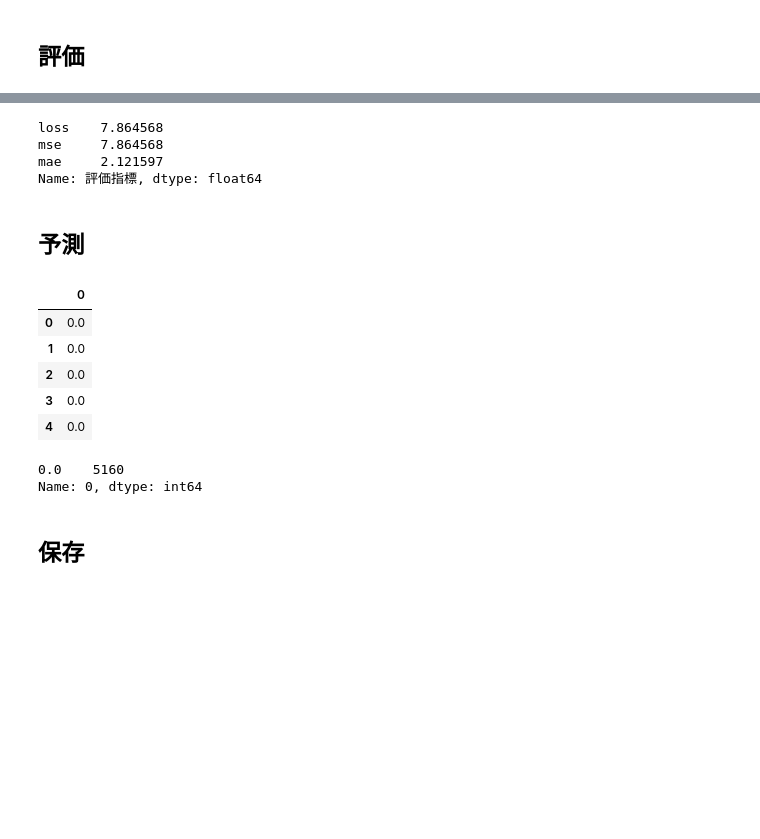
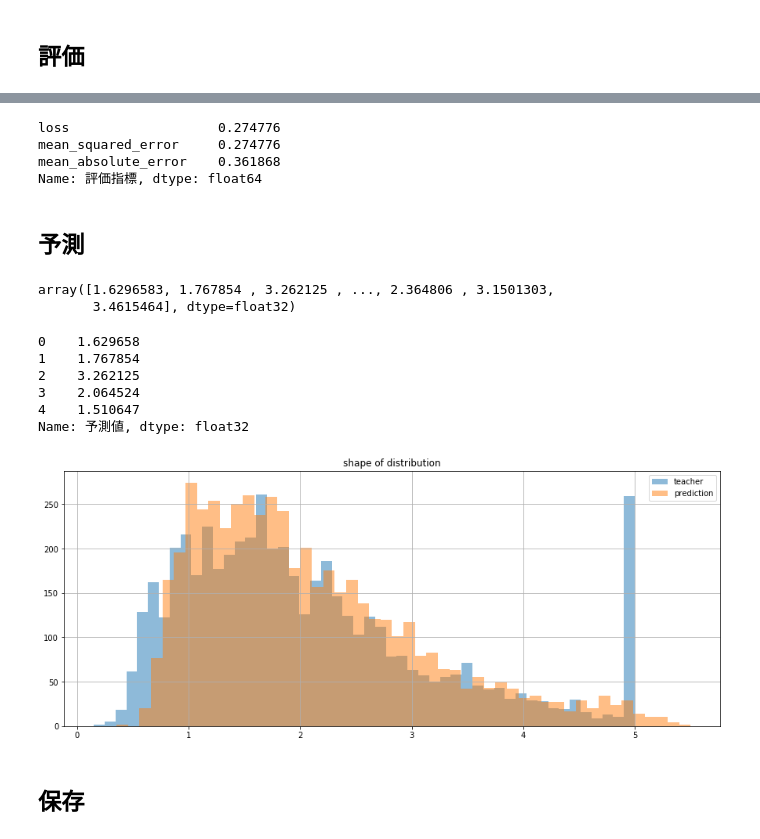
Before and after one commit to gtaiyou24/ml-algorithm, a Jupyter notebook: 深層学習/jupyter/tensorflow2.0/Kerasの使い方.ipynb, the cells around one changed output, grey strips where cells are left out. Cells and saved outputs as stored; diff of their text form; code cells hidden in the pictures; blank space fills up the shorter version.

```diff
--- a/深層学習/jupyter/tensorflow2.0/Kerasの使い方.ipynb
+++ b/深層学習/jupyter/tensorflow2.0/Kerasの使い方.ipynb
@@ -187,33 +211,43 @@ metrics = 回帰モデル.evaluate(test_feature_df, test_teacher_ser)
 # %%
 pd.Series(
     metrics,
-    index=回帰モデル.metrics_names,
+    index=多層ネットワークモデル.metrics_names,
     name='評価指標'
 )
 # %% [output]
-loss    7.864568
-mse     7.864568
-mae     2.121597
+loss                   0.274776
+mean_squared_error     0.274776
+mean_absolute_error    0.361868
 Name: 評価指標, dtype: float64
 # %% [markdown]
 ## 予測
 # %%
-predicted_y_arr = 回帰モデル.predict(test_feature_df)
+predicted_y_arr = 多層ネットワークモデル.predict(test_normed_feature_df)
-# %%
-predicted_y_df = pd.DataFrame(predicted_y_arr)
-predicted_y_df.head()
-# %% [output]
-|  | 0 |
-| 0 | 0.0 |
-| 1 | 0.0 |
-| 2 | 0.0 |
-| 3 | 0.0 |
-| 4 | 0.0 |
-# %%
-predicted_y_df[0].value_counts()
-# %% [output]
-0.0    5160
-Name: 0, dtype: int64
+# %%
+predicted_y_arr[:, 0]
+# %% [output]
+array([1.6296583, 1.767854 , 3.262125 , ..., 2.364806 , 3.1501303,
+       3.4615464], dtype=float32)
+# %%
+predicted_y_ser = pd.Series(predicted_y_arr[:, 0], name="予測値")
+predicted_y_ser.head()
+# %% [output]
+0    1.629658
+1    1.767854
+2    3.262125
+3    2.064524
+4    1.510647
+Name: 予測値, dtype: float32
+# %%
+plt.figure(figsize=(15, 6))
+plt.title("shape of distribution")
+plt.hist(test_teacher_ser, bins=50, alpha=0.5, label='teacher')
+plt.hist(predicted_y_ser, bins=50, alpha=0.5, label='prediction')
+plt.legend()
+plt.grid(True)
+plt.show()
+# %% [output]
+[figure, added]
 # %% [markdown]
 ## 保存
 # %%
```
Also changed, not shown: parts of 18 cells of this notebook.
